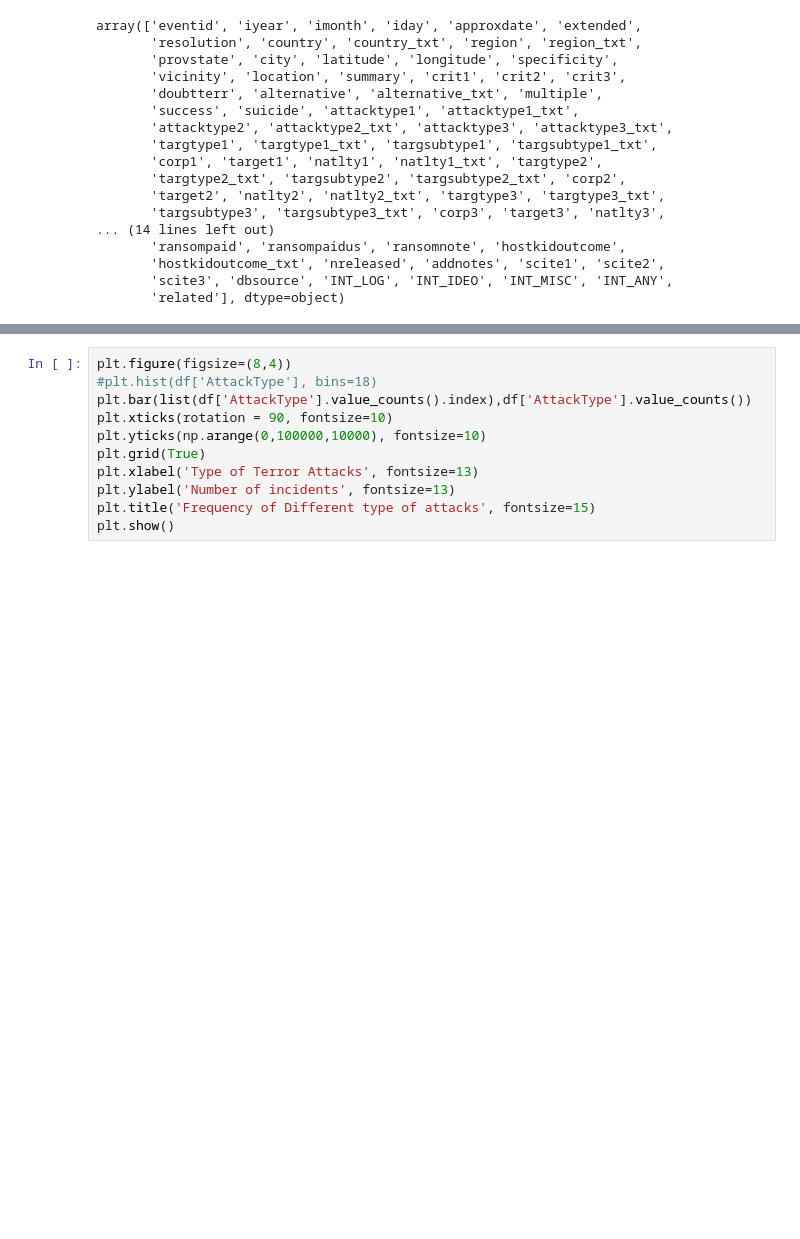
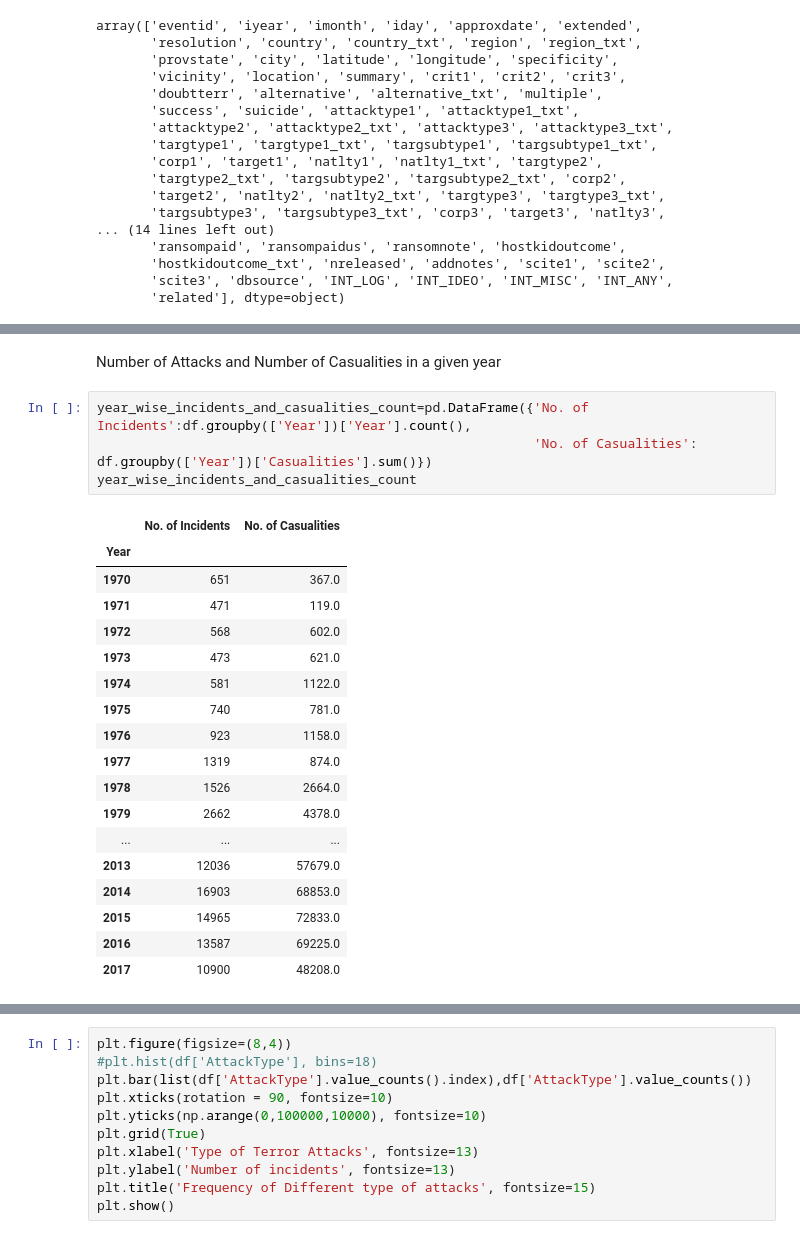
Before and after one commit to siddeshnaik/Sparks_Foundation, a Jupyter notebook: Terrorisum.ipynb, the cells around one changed output, grey strips where cells are left out. Saved outputs shown, nothing was run; the diff lists cells and outputs as text; blank space fills up the shorter version.

```diff
--- a/Terrorisum.ipynb
+++ b/Terrorisum.ipynb
@@ -137,0 +142,25 @@ Name: AttackType, dtype: int64
+# %% [markdown]
+Number of Attacks and Number of Casualities in a given year
+# %%
+year_wise_incidents_and_casualities_count=pd.DataFrame({'No. of Incidents':df.groupby(['Year'])['Year'].count(),
+                                                        'No. of Casualities': df.groupby(['Year'])['Casualities'].sum()})
+year_wise_incidents_and_casualities_count
+# %% [output]
+|  | No. of Incidents | No. of Casualities |
+| Year |  |  |
+| 1970 | 651 | 367.0 |
+| 1971 | 471 | 119.0 |
+| 1972 | 568 | 602.0 |
+| 1973 | 473 | 621.0 |
+| 1974 | 581 | 1122.0 |
+| 1975 | 740 | 781.0 |
+| 1976 | 923 | 1158.0 |
+| 1977 | 1319 | 874.0 |
+| 1978 | 1526 | 2664.0 |
+| 1979 | 2662 | 4378.0 |
+| ... | ... | ... |
+| 2013 | 12036 | 57679.0 |
+| 2014 | 16903 | 68853.0 |
+| 2015 | 14965 | 72833.0 |
+| 2016 | 13587 | 69225.0 |
+| 2017 | 10900 | 48208.0 |
```
Also changed, not shown: parts of 22 cells of this notebook.
